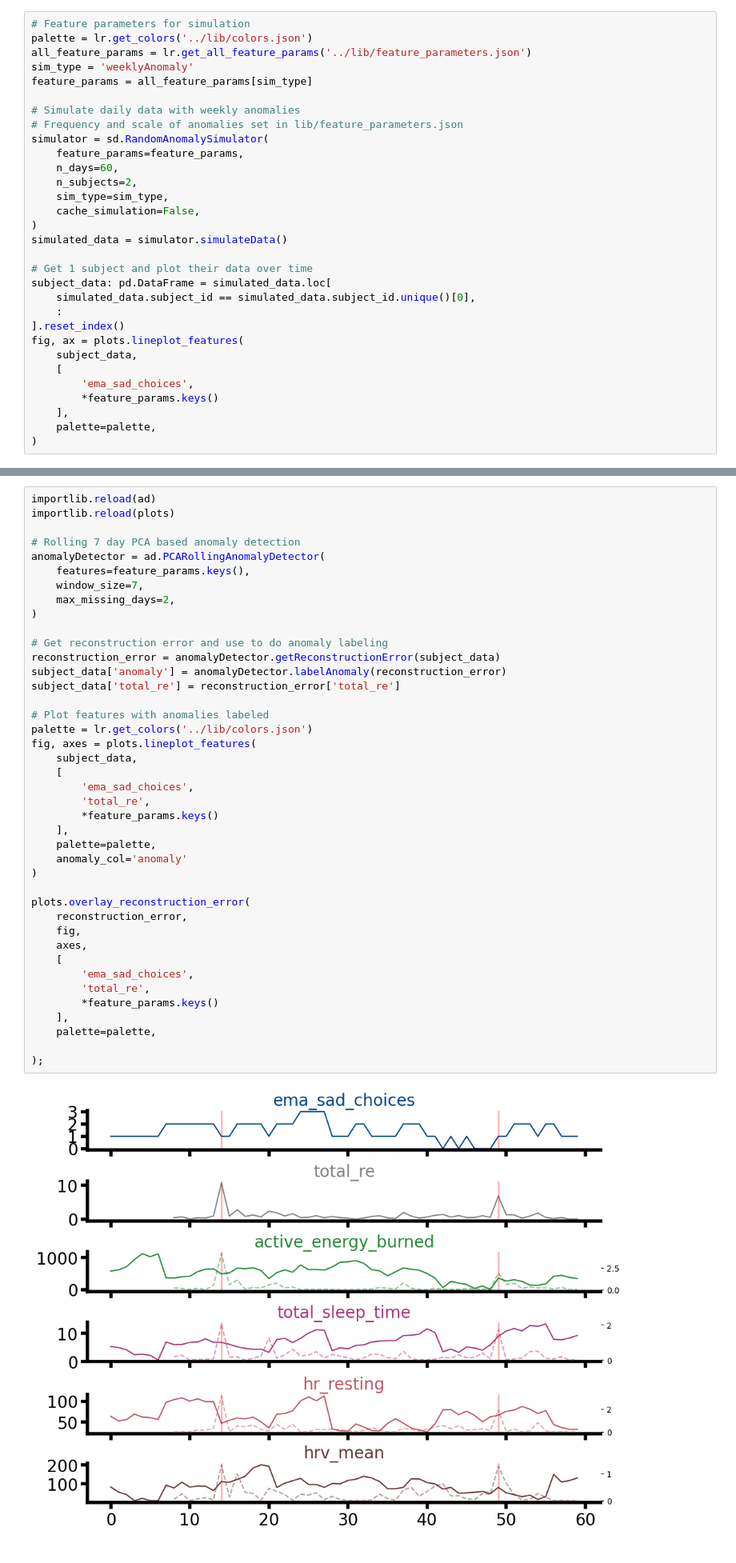
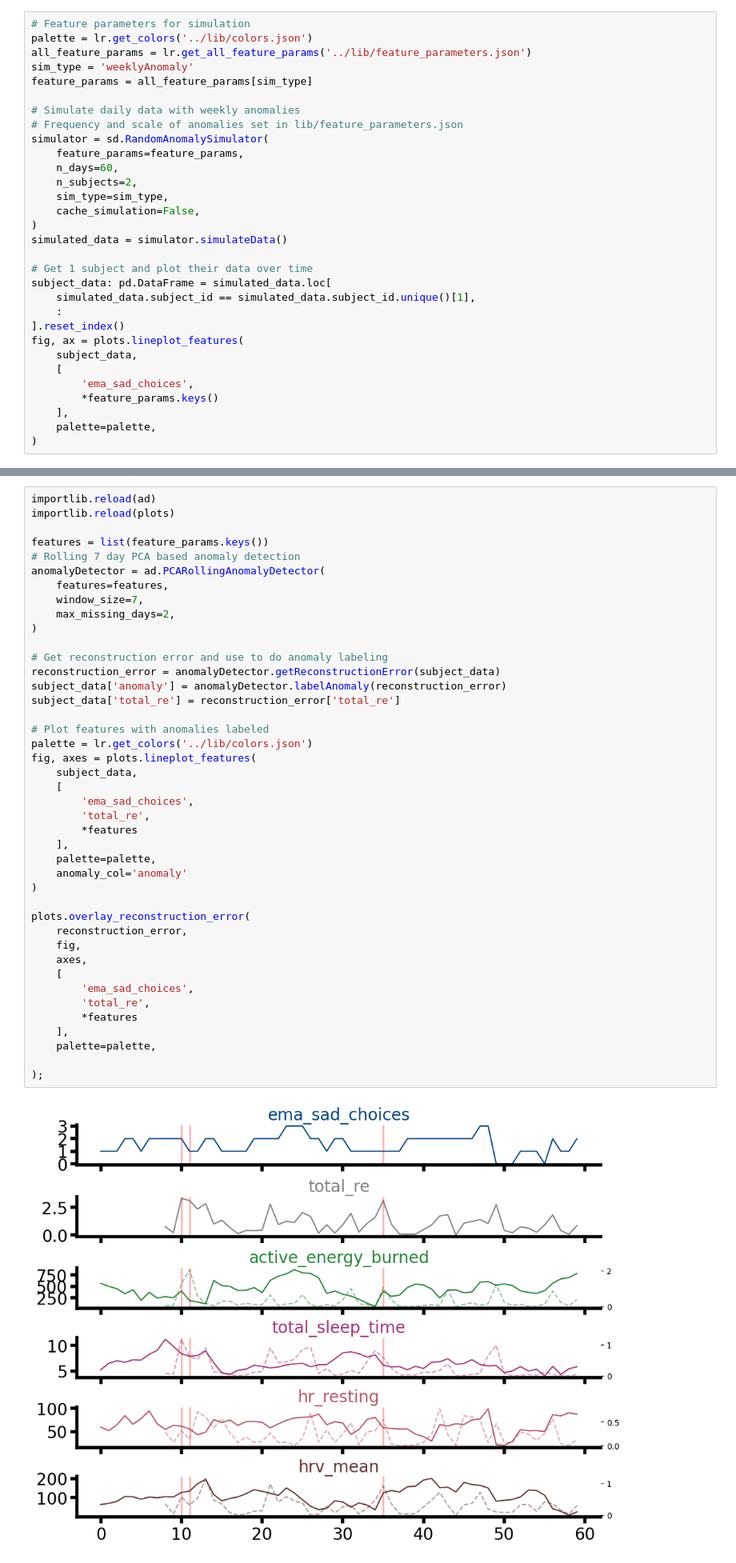
Before and after one commit to akre96/mhealth_anomaly_detection, a Jupyter notebook: notebooks/illustrated_example.ipynb, the cells around one changed output, grey strips where cells are left out. Shown: that part at 80% size. Saved outputs shown, nothing was run; the diff lists cells and outputs as text.

Commit message:
trialing experiment to look at influence of parameter changes on detected anomalie in simulated setting

```diff
--- a/notebooks/illustrated_example.ipynb
+++ b/notebooks/illustrated_example.ipynb
@@ -34,7 +34,7 @@ simulated_data = simulator.simulateData()
 
 # Get 1 subject and plot their data over time
 subject_data: pd.DataFrame = simulated_data.loc[
-    simulated_data.subject_id == simulated_data.subject_id.unique()[0],
+    simulated_data.subject_id == simulated_data.subject_id.unique()[1],
     :
 ].reset_index()
 fig, ax = plots.lineplot_features(
@@ -56,42 +56,43 @@ Simulating data...
 importlib.reload(ad)
 importlib.reload(plots)
 
+features = list(feature_params.keys())
 # Rolling 7 day PCA based anomaly detection
 anomalyDetector = ad.PCARollingAnomalyDetector(
-    features=feature_params.keys(),
+    features=features,
     window_size=7,
     max_missing_days=2,
 )
 
 # Get reconstruction error and use to do anomaly labeling
 reconstruction_error = anomalyDetector.getReconstructionError(subject_data)
 subject_data['anomaly'] = anomalyDetector.labelAnomaly(reconstruction_error)
 subject_data['total_re'] = reconstruction_error['total_re']
 
 # Plot features with anomalies labeled
 palette = lr.get_colors('../lib/colors.json')
 fig, axes = plots.lineplot_features(
     subject_data,
     [
         'ema_sad_choices',
         'total_re',
-        *feature_params.keys()
+        *features
     ],
     palette=palette,
     anomaly_col='anomaly'
 )
 
 plots.overlay_reconstruction_error(
     reconstruction_error,
     fig,
     axes,
     [
         'ema_sad_choices',
         'total_re',
-        *feature_params.keys()
+        *features
     ],
     palette=palette,
 
 );
 # %% [output]
-[figure, old version]
+[figure, new version]
```
Also changed, not shown: parts of 6 cells of this notebook, 5 other files.
